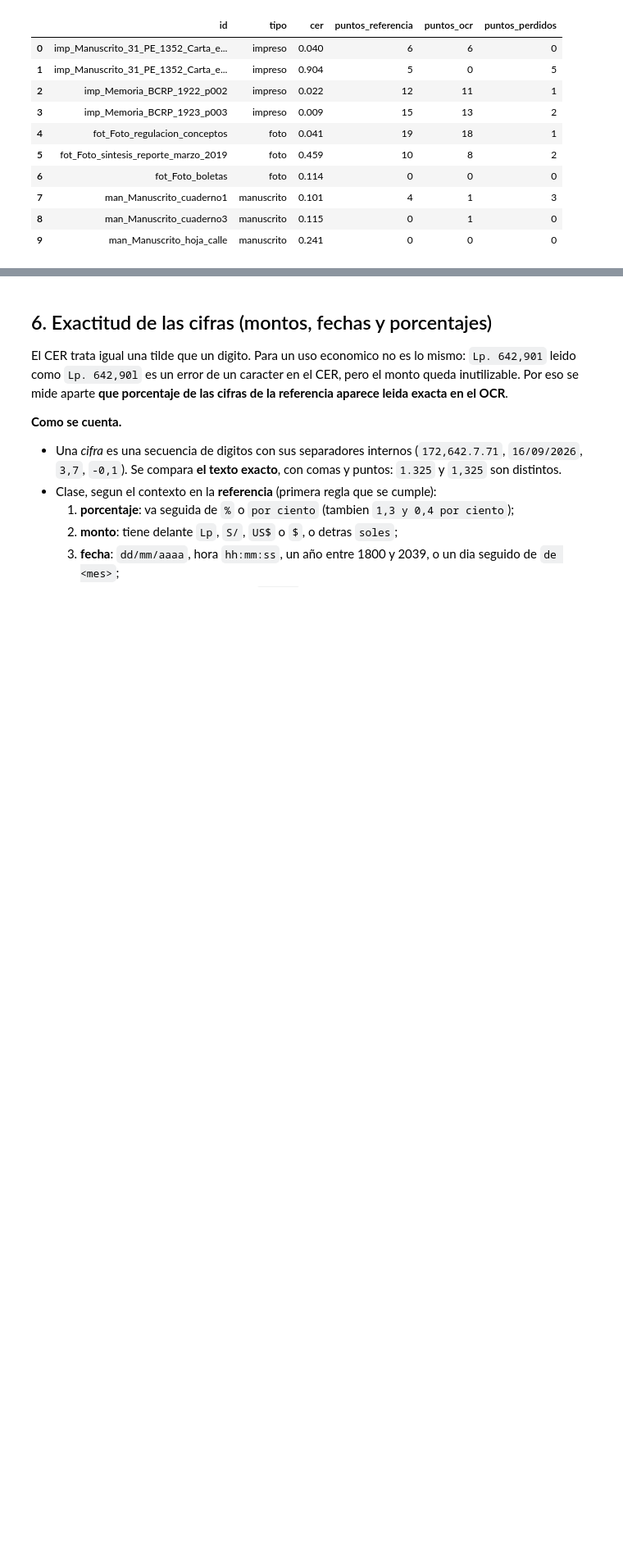
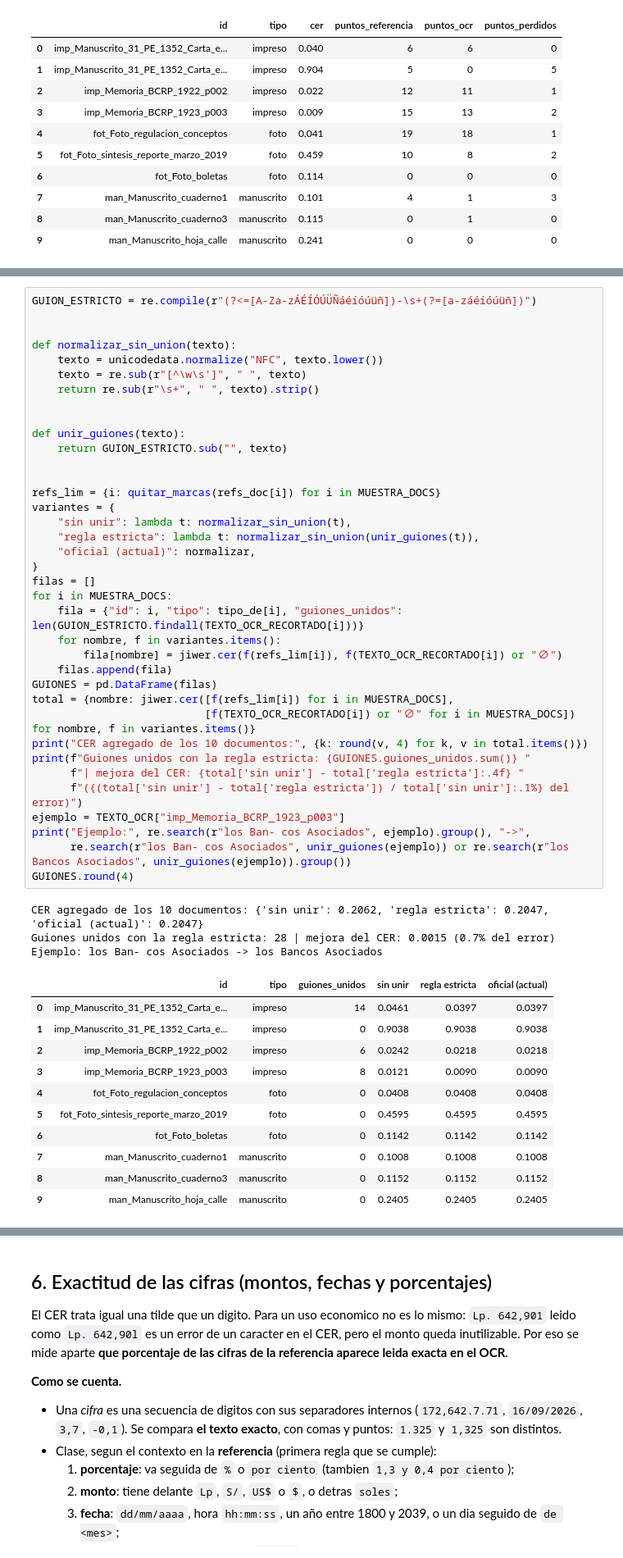
Before and after one commit to gabriela-pozo/Cursos, a Jupyter notebook: tarea_2/02_evaluacion.ipynb, the cells around one changed output, grey strips where cells are left out. Shown at 82% size. Saved outputs shown, nothing was run; the diff lists cells and outputs as text; blank space fills up the shorter version.

```diff
--- a/tarea_2/02_evaluacion.ipynb
+++ b/tarea_2/02_evaluacion.ipynb
@@ -525,0 +548,52 @@ Puntos de fin de frase: 58 en el OCR frente a 71 en la referencia
+# %%
+GUION_ESTRICTO = re.compile(r"(?<=[A-Za-zÁÉÍÓÚÜÑáéíóúüñ])-\s+(?=[a-záéíóúüñ])")
+
+
+def normalizar_sin_union(texto):
+    texto = unicodedata.normalize("NFC", texto.lower())
+    texto = re.sub(r"[^\w\s']", " ", texto)
+    return re.sub(r"\s+", " ", texto).strip()
+
+
+def unir_guiones(texto):
+    return GUION_ESTRICTO.sub("", texto)
+
+
+refs_lim = {i: quitar_marcas(refs_doc[i]) for i in MUESTRA_DOCS}
+variantes = {
+    "sin unir": lambda t: normalizar_sin_union(t),
+    "regla estricta": lambda t: normalizar_sin_union(unir_guiones(t)),
+    "oficial (actual)": normalizar,
+}
+filas = []
+for i in MUESTRA_DOCS:
+    fila = {"id": i, "tipo": tipo_de[i], "guiones_unidos": len(GUION_ESTRICTO.findall(TEXTO_OCR_RECORTADO[i]))}
+    for nombre, f in variantes.items():
+        fila[nombre] = jiwer.cer(f(refs_lim[i]), f(TEXTO_OCR_RECORTADO[i]) or "∅")
+    filas.append(fila)
+GUIONES = pd.DataFrame(filas)
+total = {nombre: jiwer.cer([f(refs_lim[i]) for i in MUESTRA_DOCS],
+                           [f(TEXTO_OCR_RECORTADO[i]) or "∅" for i in MUESTRA_DOCS]) for nombre, f in variantes.items()}
+print("CER agregado de los 10 documentos:", {k: round(v, 4) for k, v in total.items()})
+print(f"Guiones unidos con la regla estricta: {GUIONES.guiones_unidos.sum()} "
+      f"| mejora del CER: {total['sin unir'] - total['regla estricta']:.4f} "
+      f"({(total['sin unir'] - total['regla estricta']) / total['sin unir']:.1%} del error)")
+ejemplo = TEXTO_OCR["imp_Memoria_BCRP_1923_p003"]
+print("Ejemplo:", re.search(r"los Ban- cos Asociados", ejemplo).group(), "->",
+      re.search(r"los Ban- cos Asociados", unir_guiones(ejemplo)) or re.search(r"los Bancos Asociados", unir_guiones(ejemplo)).group())
+GUIONES.round(4)
+# %% [output]
+CER agregado de los 10 documentos: {'sin unir': 0.2062, 'regla estricta': 0.2047, 'oficial (actual)': 0.2047}
+Guiones unidos con la regla estricta: 28 | mejora del CER: 0.0015 (0.7% del error)
+Ejemplo: los Ban- cos Asociados -> los Bancos Asociados
+|  | id | tipo | guiones_unidos | sin unir | regla estricta | oficial (actual) |
+| 0 | imp_Manuscrito_31_PE_1352_Carta_e... | impreso | 14 | 0.0461 | 0.0397 | 0.0397 |
+| 1 | imp_Manuscrito_31_PE_1352_Carta_e... | impreso | 0 | 0.9038 | 0.9038 | 0.9038 |
+| 2 | imp_Memoria_BCRP_1922_p002 | impreso | 6 | 0.0242 | 0.0218 | 0.0218 |
+| 3 | imp_Memoria_BCRP_1923_p003 | impreso | 8 | 0.0121 | 0.0090 | 0.0090 |
+| 4 | fot_Foto_regulacion_conceptos | foto | 0 | 0.0408 | 0.0408 | 0.0408 |
+| 5 | fot_Foto_sintesis_reporte_marzo_2019 | foto | 0 | 0.4595 | 0.4595 | 0.4595 |
+| 6 | fot_Foto_boletas | foto | 0 | 0.1142 | 0.1142 | 0.1142 |
+| 7 | man_Manuscrito_cuaderno1 | manuscrito | 0 | 0.1008 | 0.1008 | 0.1008 |
+| 8 | man_Manuscrito_cuaderno3 | manuscrito | 0 | 0.1152 | 0.1152 | 0.1152 |
+| 9 | man_Manuscrito_hoja_calle | manuscrito | 0 | 0.2405 | 0.2405 | 0.2405 |
```
Also changed, not shown: parts of 3 cells of this notebook.
